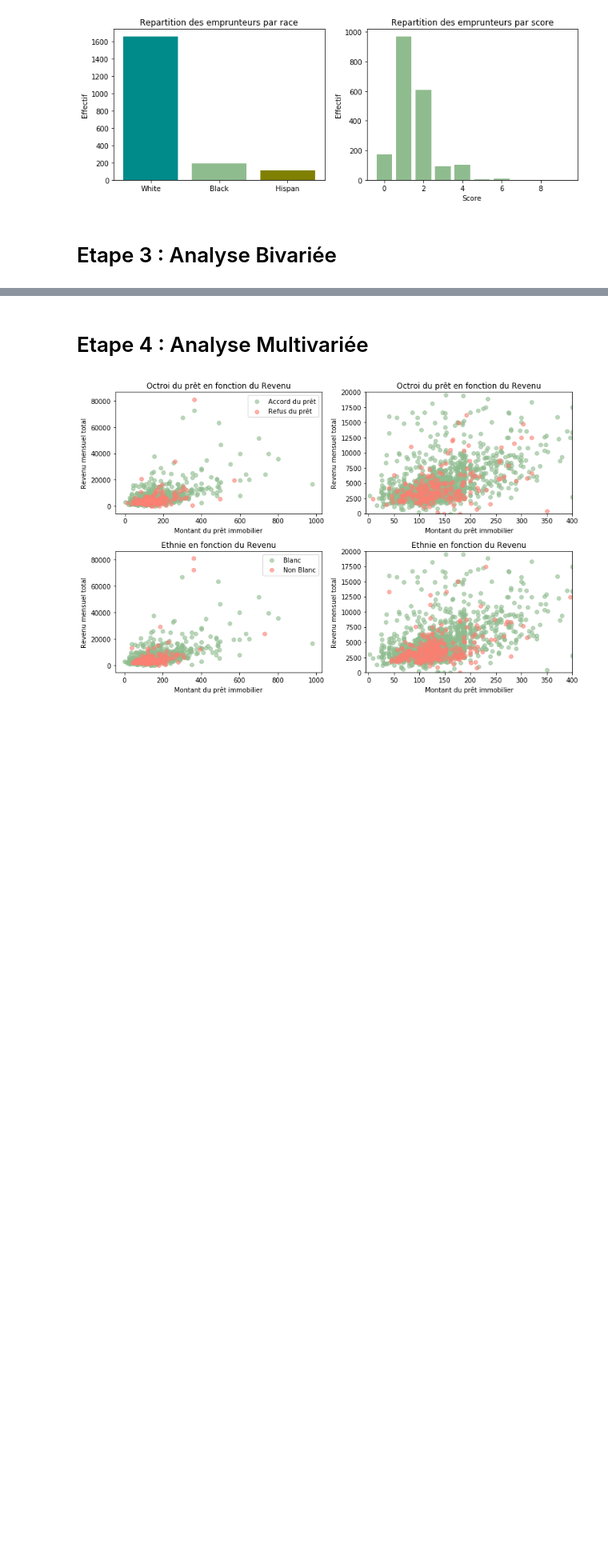
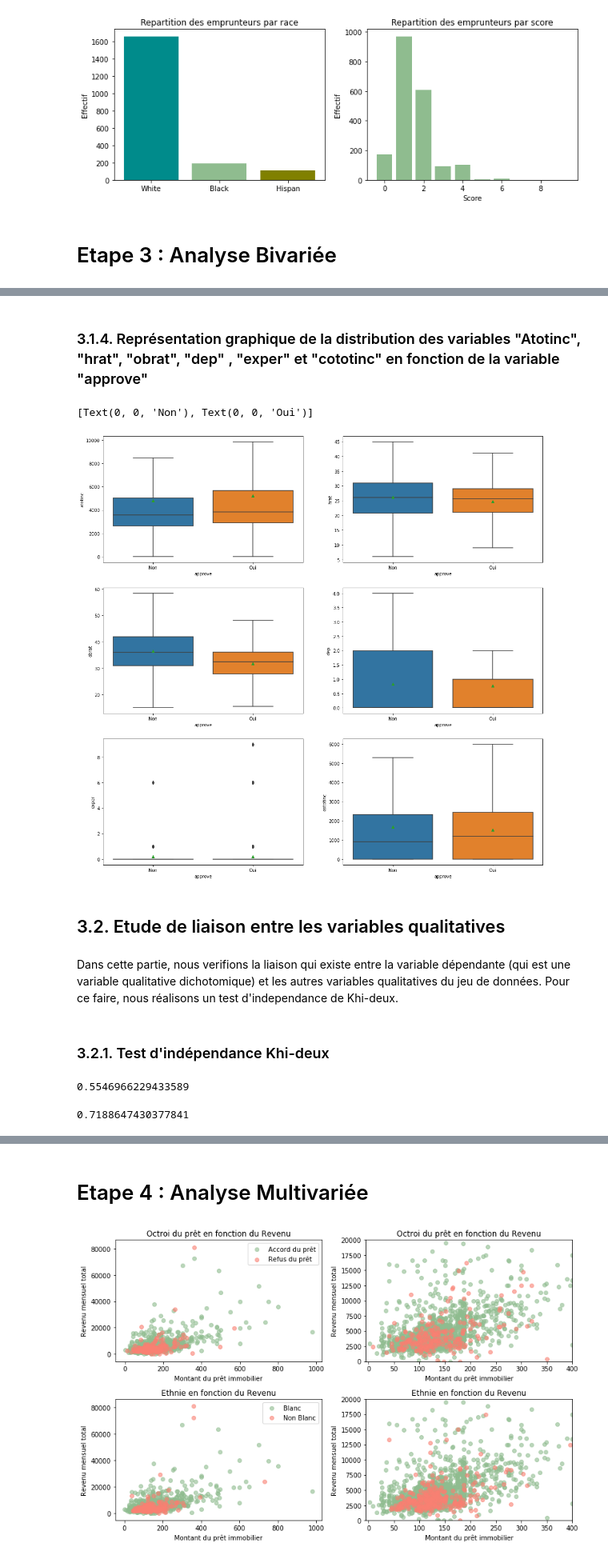
Before and after one commit to sonicosamedy/Projet-Python-Paris1-Pantheon-Sorbonne, a Jupyter notebook: Projet_python.ipynb, the cells around one changed output, grey strips where cells are left out. Shown at 80% size. Cells and saved outputs as stored; diff of their text form; code cells hidden in the pictures; blank space fills up the shorter version.

```diff
--- a/Projet_python.ipynb
+++ b/Projet_python.ipynb
@@ -259,0 +296,48 @@ sns.pairplot(data2);
+# %% [markdown]
+### 3.1.4. Représentation graphique  de la distribution des variables "Atotinc", "hrat", "obrat", "dep" , "exper" et "cototinc" en fonction de la variable "approve"
+# %%
+# Boxplot de la distiribution des variables "Atotinc", "hrat", "obrat", "dep" et "exper" en fonction de la variable "approve"
+f, axes = plt.subplots(3, 2, figsize=(18,18))
+sns.boxplot(y=data2["atotinc"],x=data2["approve"], showfliers=False, showmeans=True,ax=axes[0,0])
+axes[0,0].set_xticklabels(["Non", "Oui"])
+sns.boxplot(y=data2["hrat"],x=data2["approve"], showfliers=False, showmeans=True, ax=axes[0,1])
+axes[0,1].set_xticklabels(["Non", "Oui"])
+sns.boxplot(y=data2["obrat"],x=data2["approve"], showfliers=False, showmeans=True, ax=axes[1,0])
+axes[1,0].set_xticklabels(["Non", "Oui"])
+sns.boxplot(y=data2["dep"],x=data2["approve"], showfliers=False, showmeans=True, ax=axes[1,1])
+axes[1,1].set_xticklabels(["Non", "Oui"])
+sns.boxplot(y=data2["exper"],x=data2["approve"], showmeans=True, ax=axes[2,0])
+axes[2,0].set_xticklabels(["Non", "Oui"])
+sns.boxplot(y=data2["cototinc"],x=data2["approve"], showfliers=False, showmeans=True, ax=axes[2,1])
+axes[2,1].set_xticklabels(["Non", "Oui"])
+# %% [output]
+[Text(0, 0, 'Non'), Text(0, 0, 'Oui')]
+[figure, added]
+# %% [markdown]
+## 3.2. Etude de liaison entre les variables qualitatives
+# %% [markdown]
+Dans cette partie, nous verifions la liaison qui existe entre la variable dépendante  (qui est une variable qualitative dichotomique) et les autres variables qualitatives du jeu de données. Pour ce faire, nous réalisons un test d'independance de Khi-deux.
+# %% [markdown]
+### 3.2.1. Test d'indépendance Khi-deux
+# %%
+#Test Khi-deux entre la variable "approve" et "sex"
+X = "Approve_rec"
+Y = "sex"
+
+cont = data_quali[[X, Y]].pivot_table(index=X, columns=Y, aggfunc=len).copy()
+cont = cont.astype(int)
+st_chi2, st_p, st_dof, st_exp = st.chi2_contingency(cont)
+st_p
+# %% [output]
+0.5546966229433589
+# %%
+#Test Khi-deux entre la variable "approve" et "caution"
+X = "Approve_rec"
+Y = "caution_rec"
+
+cont1 = data_quali[[X, Y]].pivot_table(index=X, columns=Y, aggfunc=len).copy()
+cont1 = cont1.astype(int)
+st_chi2, st_p, st_dof, st_exp = st.chi2_contingency(cont1)
+st_p
+# %% [output]
+0.7188647430377841
```
Also changed, not shown: parts of 32 cells of this notebook.
